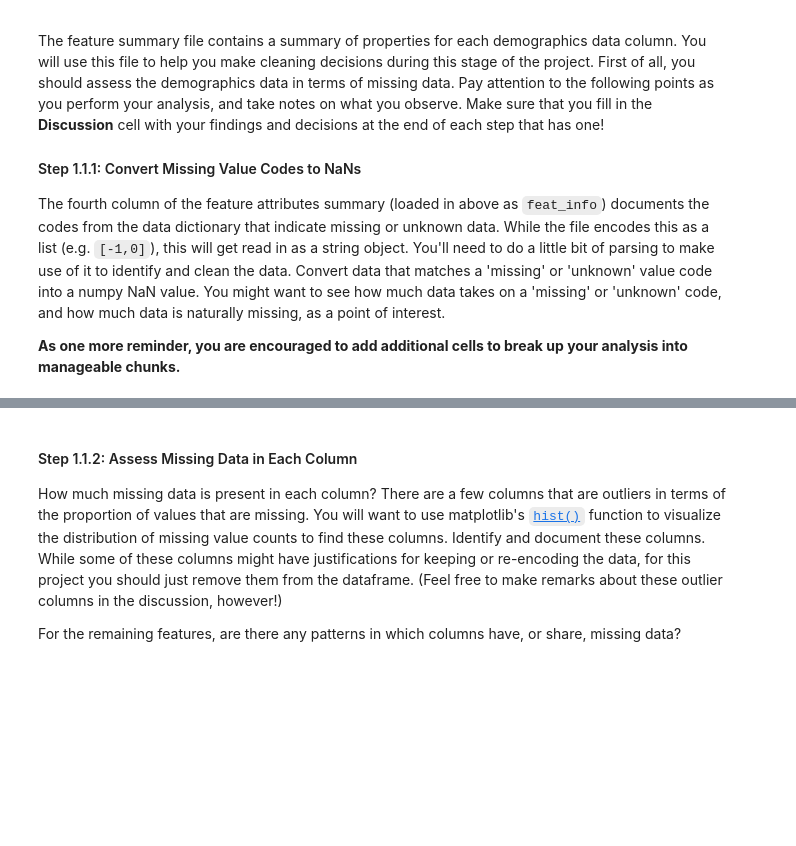
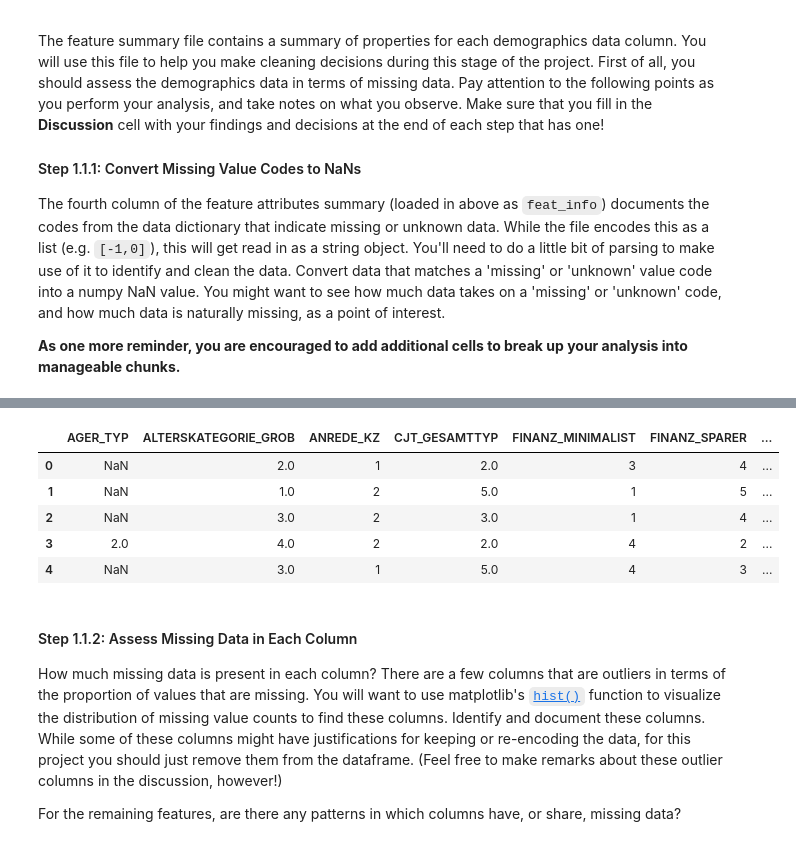
Before and after one commit to mo-matar/Identify-Customer-Segments-Unsupervised-Learning-Project, a Jupyter notebook: Identify_Customer_Segments.ipynb, the cells around one changed output, grey strips where cells are left out. Saved outputs shown, nothing was run; the diff lists cells and outputs as text; code cells hidden in the pictures; blank space fills up the shorter version.

```diff
--- a/Identify_Customer_Segments.ipynb
+++ b/Identify_Customer_Segments.ipynb
@@ -85,0 +134,5 @@ The fourth column of the feature attributes summary (loaded in above as `feat_in
+# %%
+#replacement
+for column, missing_vals in missing_values_dict.items():
+    if column in demographics.columns:
+        demographics[column].replace(missing_vals, np.nan, inplace=True)
@@ -86,3 +146,12 @@ The fourth column of the feature attributes summary (loaded in above as `feat_in
+# %%
+demographics.head()
+# %% [output]
+|  | AGER_TYP | ALTERSKATEGORIE_GROB | ANREDE_KZ | CJT_GESAMTTYP | FINANZ_MINIMALIST | FINANZ_SPARER | ... |
+| 0 | NaN | 2.0 | 1 | 2.0 | 3 | 4 | ... |
+| 1 | NaN | 1.0 | 2 | 5.0 | 1 | 5 | ... |
+| 2 | NaN | 3.0 | 2 | 3.0 | 1 | 4 | ... |
+| 3 | 2.0 | 4.0 | 2 | 2.0 | 4 | 2 | ... |
+| 4 | NaN | 3.0 | 1 | 5.0 | 4 | 3 | ... |
 # %% [markdown]
 #### Step 1.1.2: Assess Missing Data in Each Column
 
```
Also changed, not shown: parts of 5 cells of this notebook.
